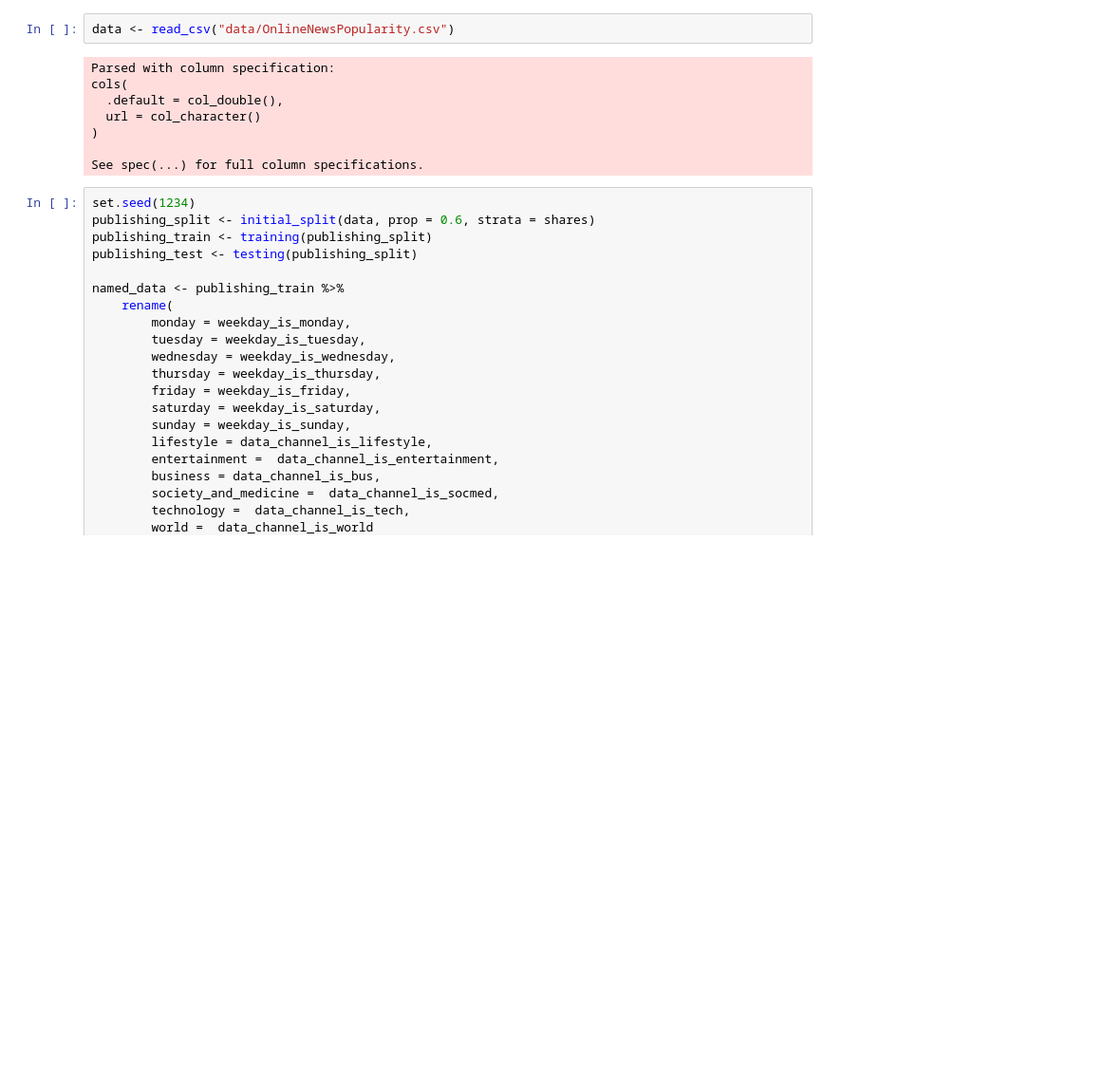
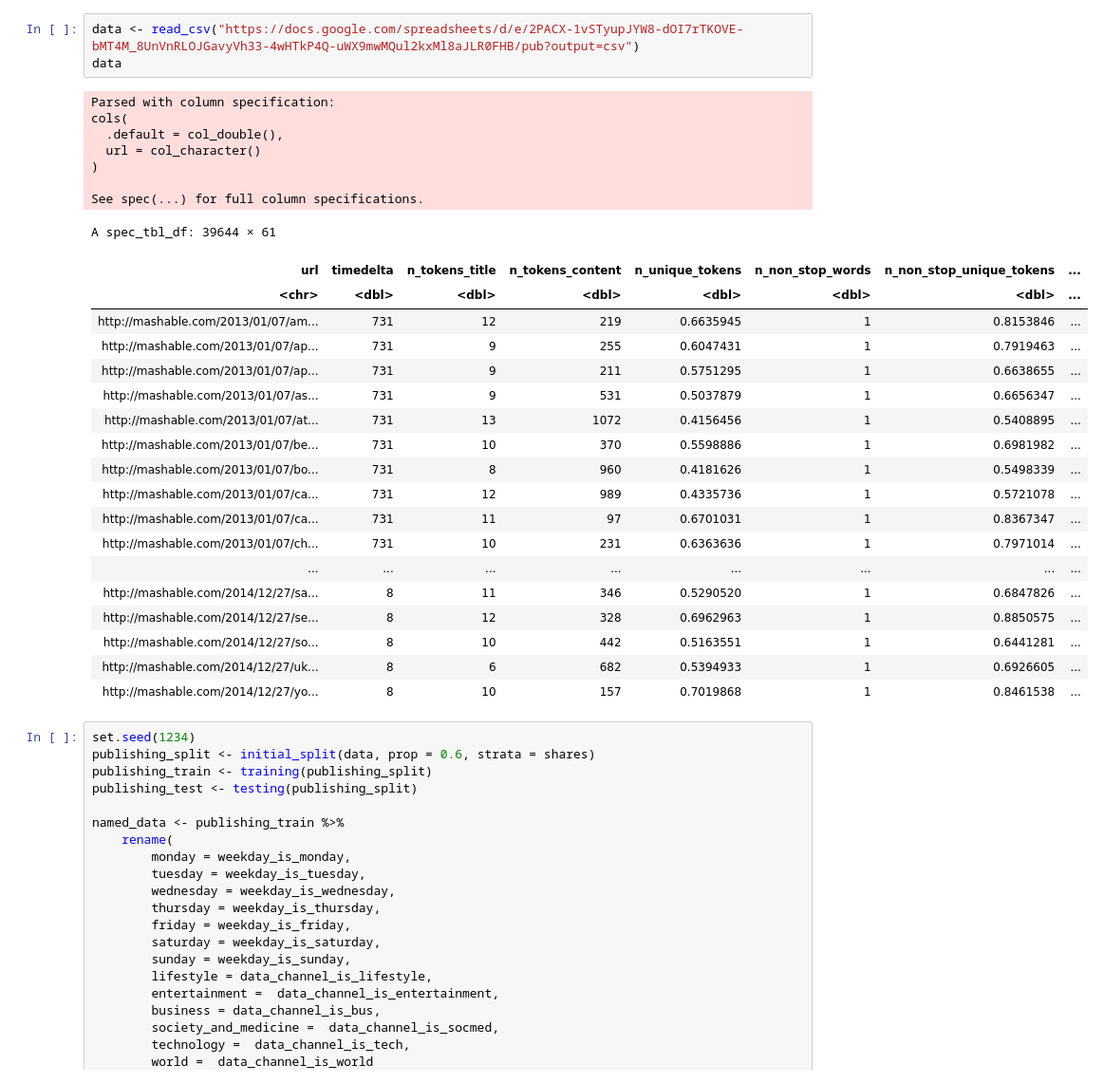
Before and after one commit to dgjfaber/dsci100project, a Jupyter notebook: PreliminaryDataAnalysis.ipynb, the cells around one changed output. Shown at 95% size. Saved outputs shown, nothing was run; the diff lists cells and outputs as text; blank space fills up the shorter version.

Commit message:
Changed read_csv function to read from URL
changed read_csv function to read from a URL instead of a downloaded data file as per project instructions

```diff
--- a/PreliminaryDataAnalysis.ipynb
+++ b/PreliminaryDataAnalysis.ipynb
@@ -20,16 +20,36 @@ Warning message:
 ✖ dplyr::lag()      masks stats::lag()
 ✖ yardstick::spec() masks readr::spec()
 ✖ recipes::step()   masks stats::step()
-# %%
-data <- read_csv("data/OnlineNewsPopularity.csv")
-# %% [output]
-Parsed with column specification:
-cols(
-  .default = col_double(),
-  url = col_character()
-)
-
-See spec(...) for full column specifications.
+# %%
+data <- read_csv("https://docs.google.com/spreadsheets/d/e/2PACX-1vSTyupJYW8-dOI7rTKOVE-bMT4M_8UnVnRLOJGavyVh33-4wHTkP4Q-uWX9mwMQul2kxMl8aJLR0FHB/pub?output=csv")
+data
+# %% [output]
+Parsed with column specification:
+cols(
+  .default = col_double(),
+  url = col_character()
+)
+
+See spec(...) for full column specifications.
+A spec_tbl_df: 39644 × 61
+| url | timedelta | n_tokens_title | n_tokens_content | n_unique_tokens | n_non_stop_words | n_non_stop_unique_tokens | ... |
+| <chr> | <dbl> | <dbl> | <dbl> | <dbl> | <dbl> | <dbl> | ... |
+| http://mashable.com/2013/01/07/am... | 731 | 12 | 219 | 0.6635945 | 1 | 0.8153846 | ... |
+| http://mashable.com/2013/01/07/ap... | 731 | 9 | 255 | 0.6047431 | 1 | 0.7919463 | ... |
+| http://mashable.com/2013/01/07/ap... | 731 | 9 | 211 | 0.5751295 | 1 | 0.6638655 | ... |
+| http://mashable.com/2013/01/07/as... | 731 | 9 | 531 | 0.5037879 | 1 | 0.6656347 | ... |
+| http://mashable.com/2013/01/07/at... | 731 | 13 | 1072 | 0.4156456 | 1 | 0.5408895 | ... |
+| http://mashable.com/2013/01/07/be... | 731 | 10 | 370 | 0.5598886 | 1 | 0.6981982 | ... |
+| http://mashable.com/2013/01/07/bo... | 731 | 8 | 960 | 0.4181626 | 1 | 0.5498339 | ... |
+| http://mashable.com/2013/01/07/ca... | 731 | 12 | 989 | 0.4335736 | 1 | 0.5721078 | ... |
+| http://mashable.com/2013/01/07/ca... | 731 | 11 | 97 | 0.6701031 | 1 | 0.8367347 | ... |
+| http://mashable.com/2013/01/07/ch... | 731 | 10 | 231 | 0.6363636 | 1 | 0.7971014 | ... |
+| ... | ... | ... | ... | ... | ... | ... | ... |
+| http://mashable.com/2014/12/27/sa... | 8 | 11 | 346 | 0.5290520 | 1 | 0.6847826 | ... |
+| http://mashable.com/2014/12/27/se... | 8 | 12 | 328 | 0.6962963 | 1 | 0.8850575 | ... |
+| http://mashable.com/2014/12/27/so... | 8 | 10 | 442 | 0.5163551 | 1 | 0.6441281 | ... |
+| http://mashable.com/2014/12/27/uk... | 8 | 6 | 682 | 0.5394933 | 1 | 0.6926605 | ... |
+| http://mashable.com/2014/12/27/yo... | 8 | 10 | 157 | 0.7019868 | 1 | 0.8461538 | ... |
 # %%
 set.seed(1234)
 publishing_split <- initial_split(data, prop = 0.6, strata = shares)
```
Also changed, not shown: parts of 1 cell of this notebook.
